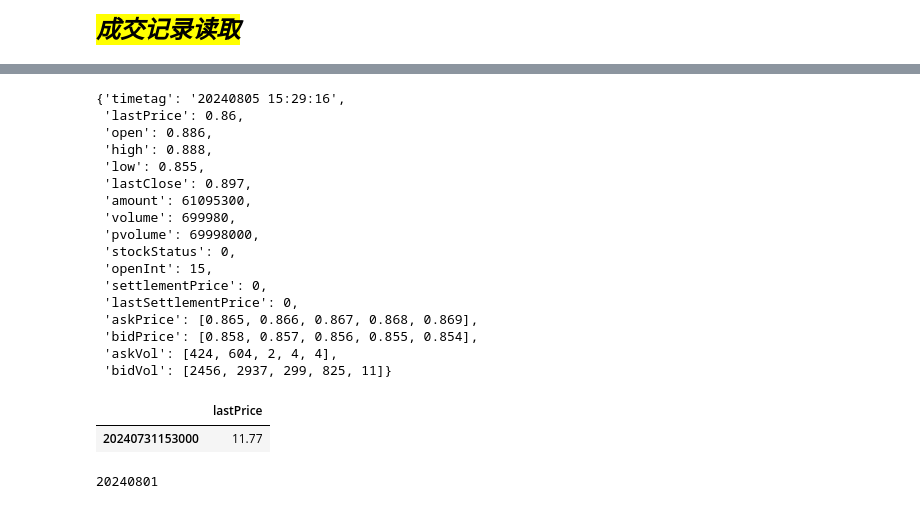
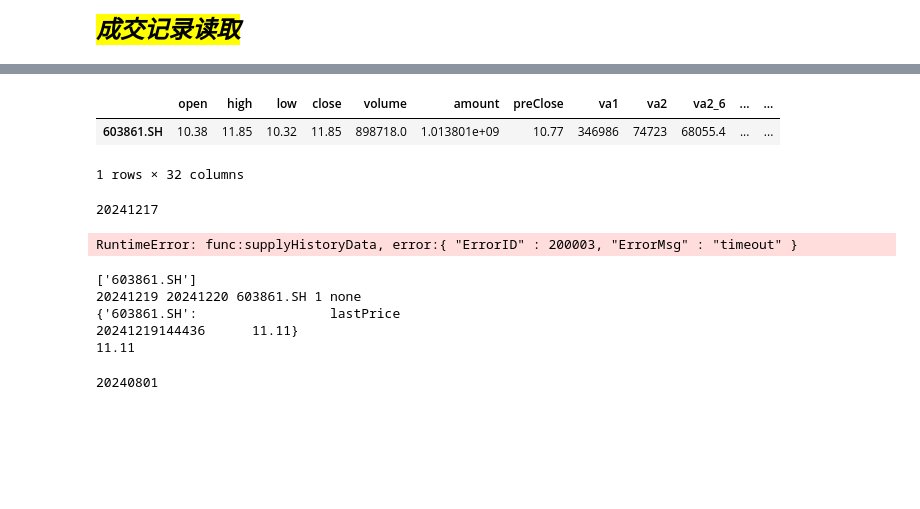
Before and after one commit to longmfe/MarsFinance, a Jupyter notebook: app/trade_management.ipynb, the cells around one changed output, grey strips where cells are left out. Cells and saved outputs as stored; diff of their text form; code cells hidden in the pictures; blank space fills up the shorter version.

```diff
--- a/app/trade_management.ipynb
+++ b/app/trade_management.ipynb
@@ -368,32 +366,24 @@ trade_list:  ['600280.SH', '600343.SH', '600753.SH', '000702.SZ', '002647.SZ', '
 # %%
 stock = '520660.SH'
 code_list = [stock]
 xtdata.get_full_tick(code_list)[stock]
+stock_df
 # %% [output]
+|  | open | high | low | close | volume | amount | preClose | va1 | va2 | va2_6 | ... | ... |
+| 603861.SH | 10.38 | 11.85 | 10.32 | 11.85 | 898718.0 | 1.013801e+09 | 10.77 | 346986 | 74723 | 68055.4 | ... | ... |
-{'timetag': '20240805 15:29:16',
- 'lastPrice': 0.86,
- 'open': 0.886,
- 'high': 0.888,
- 'low': 0.855,
- 'lastClose': 0.897,
- 'amount': 61095300,
- 'volume': 699980,
- 'pvolume': 69998000,
- 'stockStatus': 0,
- 'openInt': 15,
- 'settlementPrice': 0,
- 'lastSettlementPrice': 0,
- 'askPrice': [0.865, 0.866, 0.867, 0.868, 0.869],
- 'bidPrice': [0.858, 0.857, 0.856, 0.855, 0.854],
- 'askVol': [424, 604, 2, 4, 4],
- 'bidVol': [2456, 2937, 299, 825, 11]}
+1 rows × 32 columns
 # %%
-code = '300053'
+code = '510150'
+market = 'SH'
 global context
+
+current_date = datetime.datetime.now() + datetime.timedelta(days=1)
+c_date_str = current_date.strftime("%Y%m%d")
 context = Context(market, 100000000, c_date_str, c_date_str)
-context.bkt_dt = current_date.strftime("%Y%m%d")
+context.bkt_dt = c_date_str
+print(c_date_str)
 hist_data = bt.get_hist_data_by_count(context, code, 1, 'none', 'tick', ['lastPrice'])
 hist_data
 # %% [output]
-|  | lastPrice |
-| 20240731153000 | 11.77 |
+20241217
+RuntimeError: func:supplyHistoryData, error:{ "ErrorID" : 200003, "ErrorMsg" : "timeout" }
@@ -400,3 +404,25 @@ hist_data
+# %%
+end_date = datetime.datetime.now() + datetime.timedelta(days=1)
+#current_date = datetime.datetime.strptime('20240621', "%Y%m%d")
+end_date_str = end_date.strftime("%Y%m%d")
+#TODO: get accurate start date
+start_date = end_date - datetime.timedelta(days=1)
+start_date_str = start_date.strftime("%Y%m%d")
+stock = '300352.SZ'
+stock = '603861.SH'
+code_list = [stock]
+print(code_list)
+hist_data_total = get_hist_data(start_date_str, end_date_str, code_list, 1, 'tick', 'none', ['lastPrice'])
+print(hist_data_total)
+hist_data = hist_data_total[stock]
+last_price = hist_data.values[0][0]
+print(last_price)
+# %% [output]
+['603861.SH']
+20241219 20241220 603861.SH 1 none
+{'603861.SH':                 lastPrice
+20241219144436      11.11}
+11.11
 # %%
 current_date = datetime.datetime.now() + datetime.timedelta(days=1)
 c_date_str = current_date.strftime("%Y%m%d")
```
Also changed, not shown: parts of 8 cells of this notebook, 11 other files.
